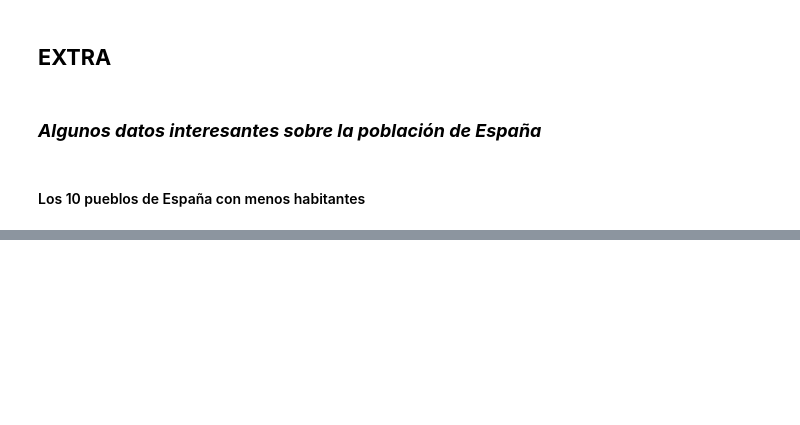
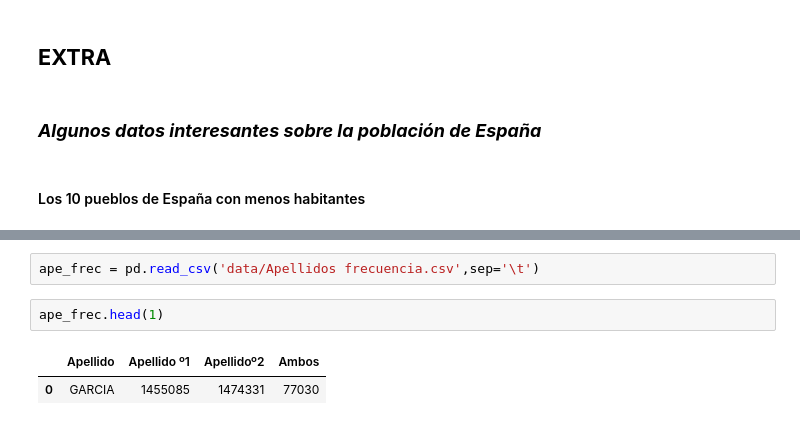
Before and after one commit to adrianblondu/EDA_Adrian_Poblacion, a Jupyter notebook: EDA_Adrian.ipynb, the cells around one changed output, grey strips where cells are left out. Saved outputs shown, nothing was run; the diff lists cells and outputs as text; blank space fills up the shorter version.

```diff
--- a/EDA_Adrian.ipynb
+++ b/EDA_Adrian.ipynb
@@ -377,0 +390,7 @@ nomb_frec_M
+# %%
+ape_frec = pd.read_csv('data/Apellidos frecuencia.csv',sep='\t')
+# %%
+ape_frec.head(1)
+# %% [output]
+|  | Apellido | Apellido º1 | Apellidoº2 | Ambos |
+| 0 | GARCIA | 1455085 | 1474331 | 77030 |
```
Also changed, not shown: parts of 22 cells of this notebook, 32 other files.
